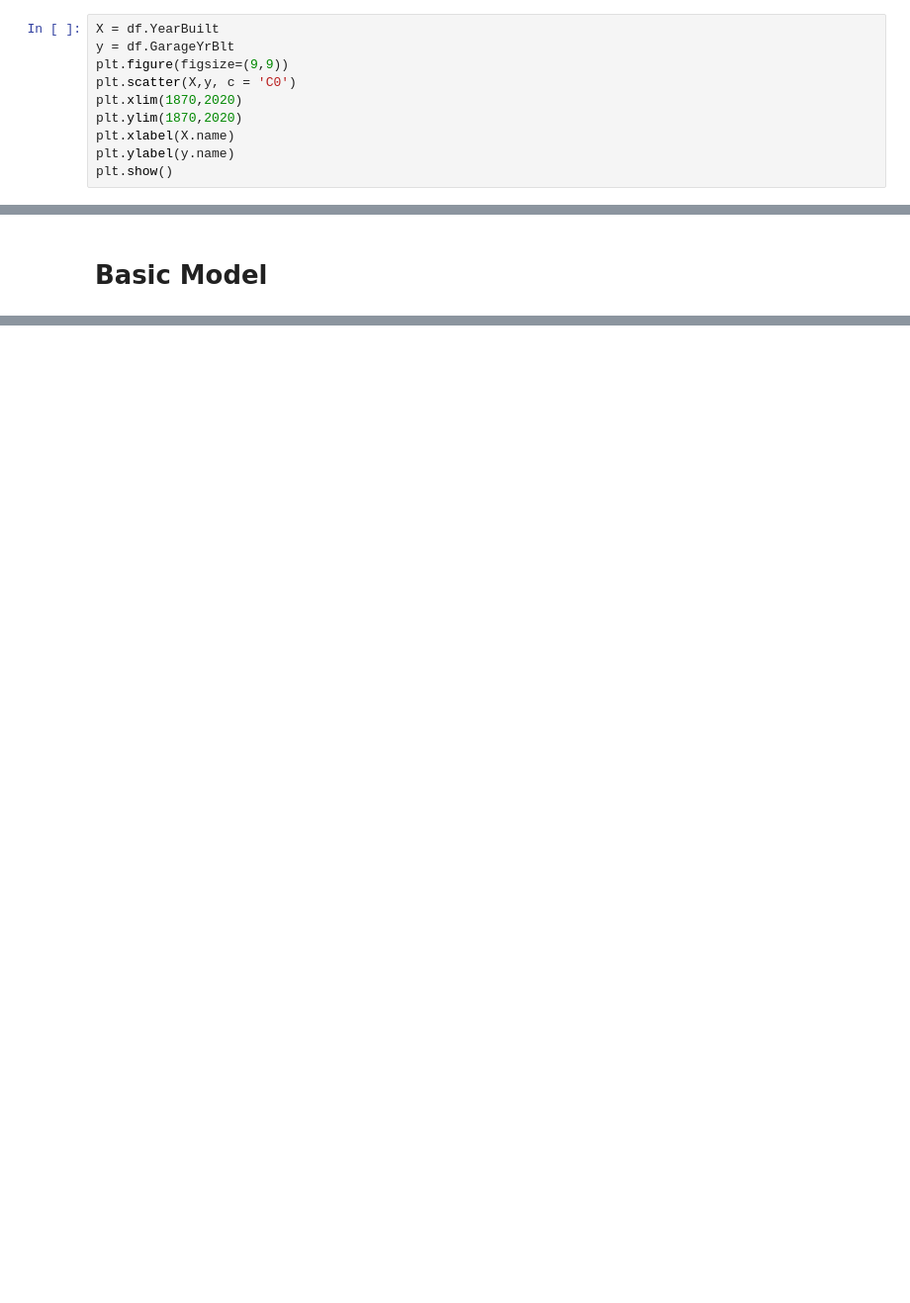
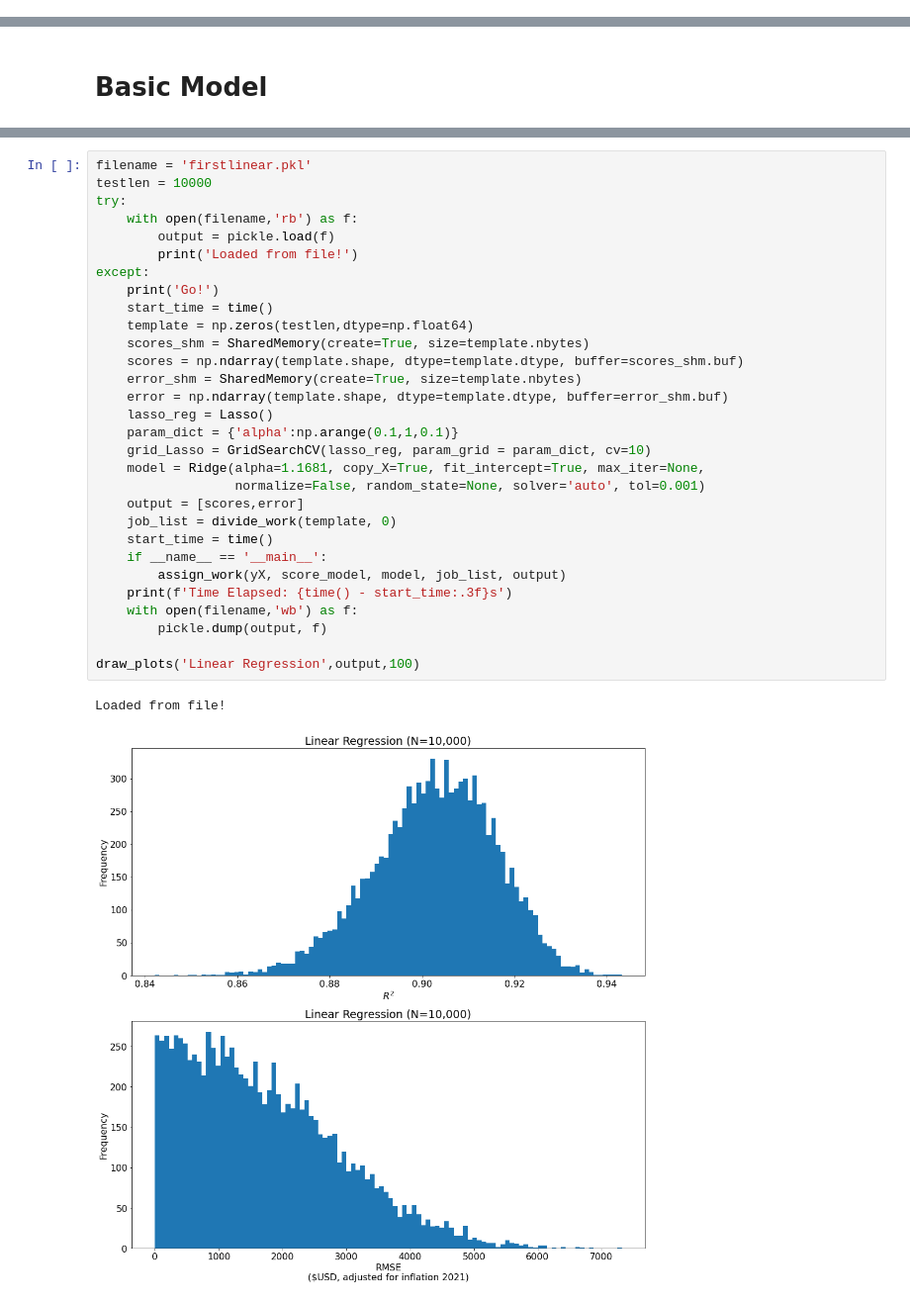
Before and after one commit to 4d30/ames, a Jupyter notebook: ames2.ipynb, the cells around one changed output, grey strips where cells are left out. Shown at 99% size. Drawn from its saved outputs; the diff is of its cells as text; blank space fills up the shorter version.

```diff
--- a/ames2.ipynb
+++ b/ames2.ipynb
@@ -77,12 +66,2 @@ Index(['LotFrontage', 'Alley', 'MasVnrType', 'MasVnrArea', 'BsmtQual',
 # %% [markdown]
 ## Missingness
-# %%
-X = df.YearBuilt
-y = df.GarageYrBlt
-plt.figure(figsize=(9,9))
-plt.scatter(X,y, c = 'C0')
-plt.xlim(1870,2020)
-plt.ylim(1870,2020)
-plt.xlabel(X.name)
-plt.ylabel(y.name)
-plt.show()
@@ -732,0 +471,33 @@ df_submit[0:5]
+# %%
+filename = 'firstlinear.pkl'
+testlen = 10000
+try:
+    with open(filename,'rb') as f:
+        output = pickle.load(f)
+        print('Loaded from file!')
+except:
+    print('Go!')
+    start_time = time()
+    template = np.zeros(testlen,dtype=np.float64)
+    scores_shm = SharedMemory(create=True, size=template.nbytes)
+    scores = np.ndarray(template.shape, dtype=template.dtype, buffer=scores_shm.buf)
+    error_shm = SharedMemory(create=True, size=template.nbytes)
+    error = np.ndarray(template.shape, dtype=template.dtype, buffer=error_shm.buf)
+    lasso_reg = Lasso()
+    param_dict = {'alpha':np.arange(0.1,1,0.1)}
+    grid_Lasso = GridSearchCV(lasso_reg, param_grid = param_dict, cv=10)
+    model = Ridge(alpha=1.1681, copy_X=True, fit_intercept=True, max_iter=None,
+                  normalize=False, random_state=None, solver='auto', tol=0.001)
+    output = [scores,error]
+    job_list = divide_work(template, 0)
+    start_time = time()
+    if __name__ == '__main__':
+        assign_work(yX, score_model, model, job_list, output)
+    print(f'Time Elapsed: {time() - start_time:.3f}s')
+    with open(filename,'wb') as f:
+        pickle.dump(output, f)
+
+draw_plots('Linear Regression',output,100)
+# %% [output]
+Loaded from file!
+[figure, added]
```
Also changed, not shown: parts of 64 cells of this notebook.
